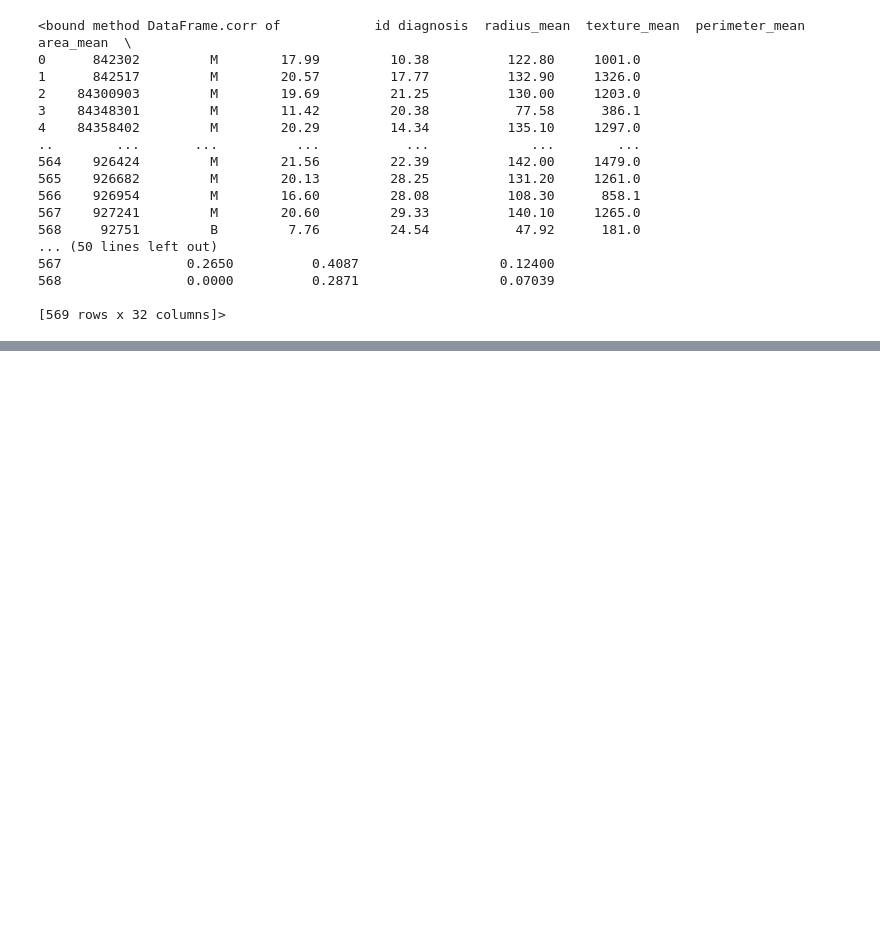
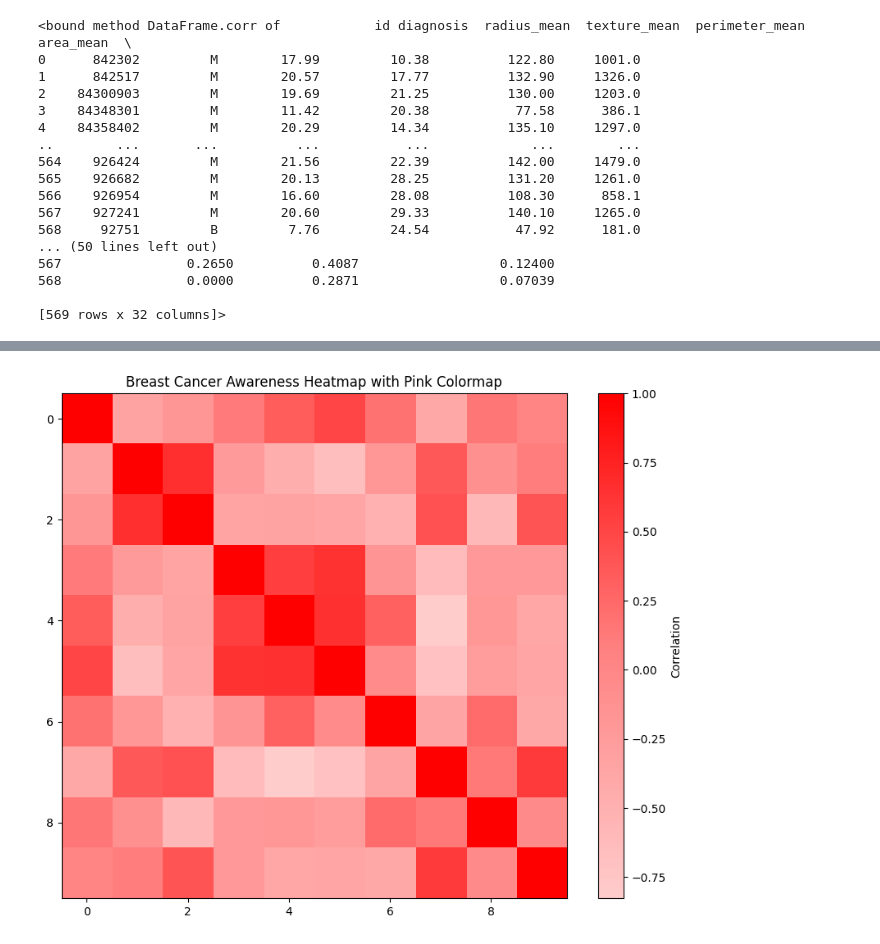
Before and after one commit to arimartorano/breastcanceranalysis, a Jupyter notebook: EDA.ipynb, the cells around one changed output, grey strips where cells are left out. Saved outputs shown, nothing was run; the diff lists cells and outputs as text; code cells hidden in the pictures; blank space fills up the shorter version.

```diff
--- a/EDA.ipynb
+++ b/EDA.ipynb
@@ -69,0 +115,21 @@ breastcancerdf.corr
+# %%
+import numpy as np
+from matplotlib.colors import LinearSegmentedColormap
+
+
+np.random.seed(42)
+data = np.random.rand(10, 10)
+correlation_matrix = np.corrcoef(data, rowvar=False)
+
+# Create a custom pink colormap
+pink_colors = [(1, 0.8, 0.8), (1, 0.5, 0.5), (1, 0, 0)]  # RGB values for pink shades
+pink_cmap = LinearSegmentedColormap.from_list('pink_cmap', pink_colors, N=256)
+
+# Create a heatmap with the custom pink colormap
+plt.figure(figsize=(10, 8))
+heatmap = plt.imshow(correlation_matrix, cmap=pink_cmap, interpolation='nearest')
+plt.colorbar(heatmap, label='Correlation')
+plt.title('Breast Cancer Awareness Heatmap')
+plt.show()
+# %% [output]
+[figure, added]
```
Also changed, not shown: parts of 4 cells of this notebook.
